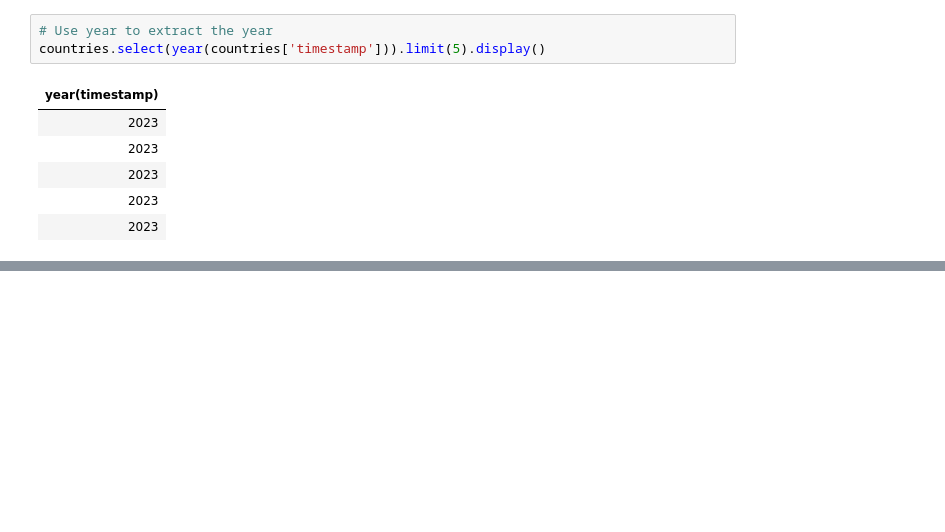
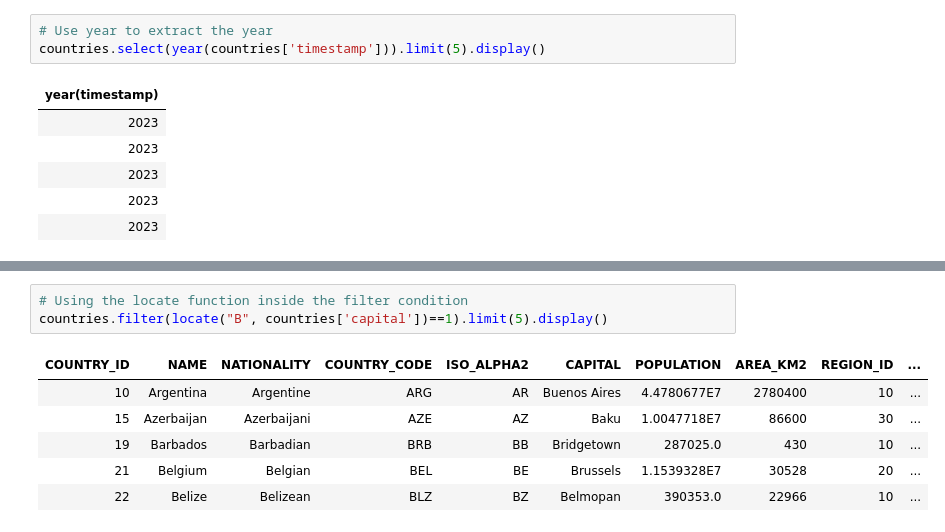
Before and after one commit to HristiyanIvanovski/SparkSQL-data-analysis-and-transformation, a Jupyter notebook: Data transformation.ipynb, the cells around one changed output, grey strips where cells are left out. Drawn from its saved outputs; the diff is of its cells as text; blank space fills up the shorter version.

```diff
--- a/Data transformation.ipynb
+++ b/Data transformation.ipynb
@@ -179,0 +192,10 @@ countries.limit(5).display()
+# %%
+# Using the locate function inside the filter condition
+countries.filter(locate("B", countries['capital'])==1).limit(5).display()
+# %% [output]
+| COUNTRY_ID | NAME | NATIONALITY | COUNTRY_CODE | ISO_ALPHA2 | CAPITAL | POPULATION | AREA_KM2 | REGION_ID | ... |
+| 10 | Argentina | Argentine | ARG | AR | Buenos Aires | 4.4780677E7 | 2780400 | 10 | ... |
+| 15 | Azerbaijan | Azerbaijani | AZE | AZ | Baku | 1.0047718E7 | 86600 | 30 | ... |
+| 19 | Barbados | Barbadian | BRB | BB | Bridgetown | 287025.0 | 430 | 10 | ... |
+| 21 | Belgium | Belgian | BEL | BE | Brussels | 1.1539328E7 | 30528 | 20 | ... |
+| 22 | Belize | Belizean | BLZ | BZ | Belmopan | 390353.0 | 22966 | 10 | ... |
```
Also changed, not shown: parts of 10 cells of this notebook.
